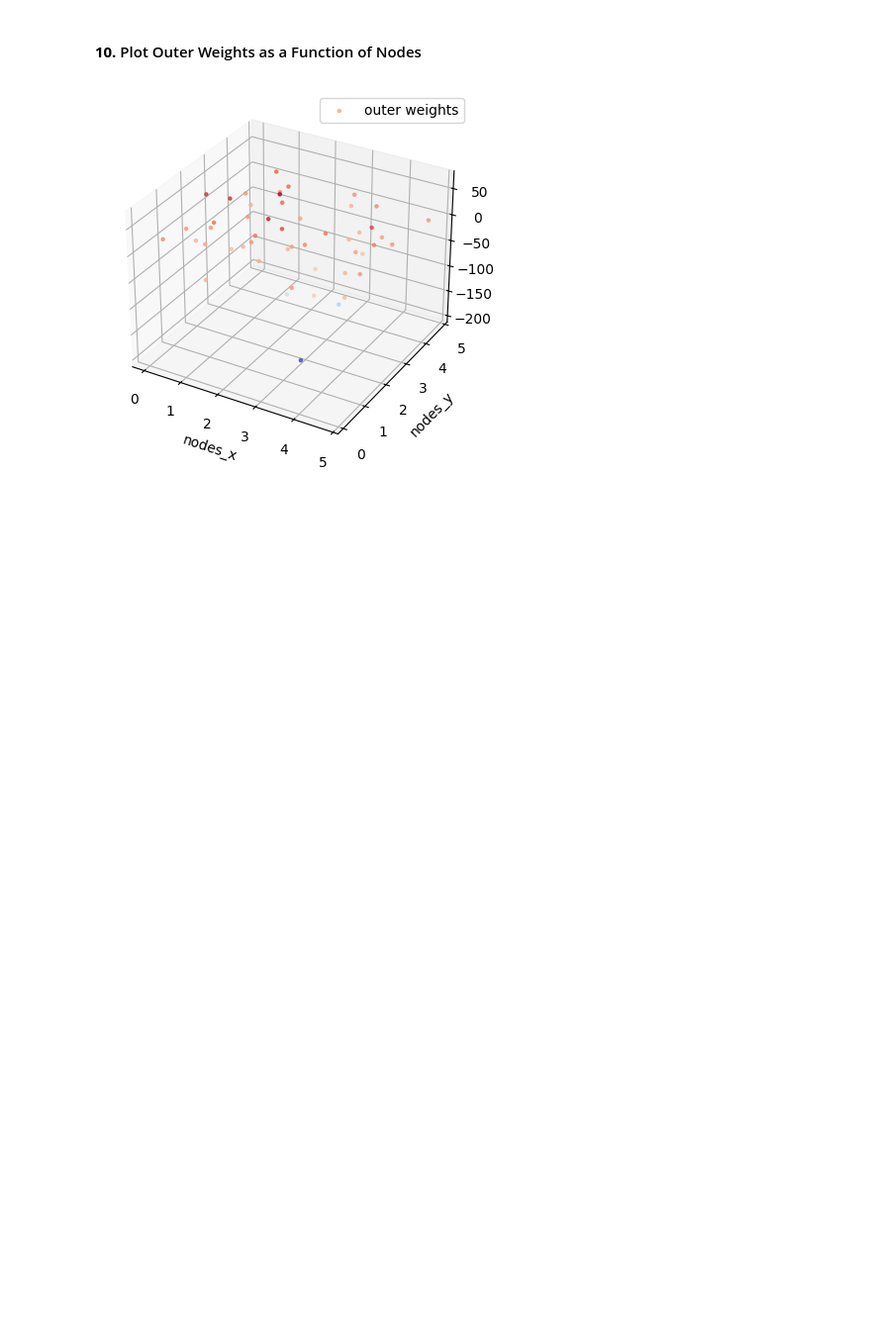
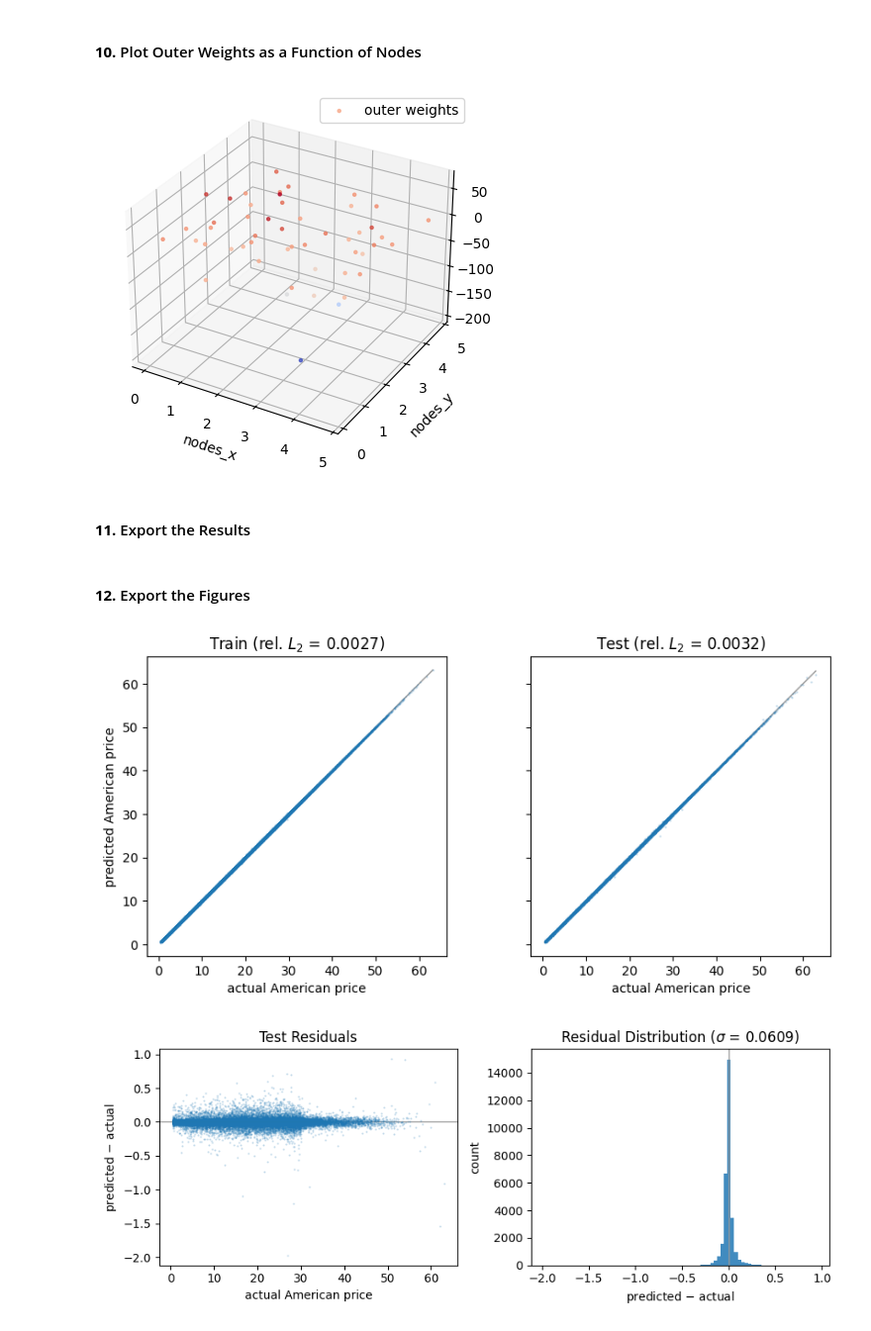
Before and after one commit to 7mxd/american-option-pricing-ml, a Jupyter notebook: onedim_gss.ipynb, the cells around one changed output. Shown at 99% size. Cells and saved outputs as stored; diff of their text form; code cells hidden in the pictures; blank space fills up the shorter version.

```diff
--- a/onedim_gss.ipynb
+++ b/onedim_gss.ipynb
@@ -373,3 +375,10 @@ plt.legend(loc="best")
 plt.show()
 # %% [output]
 [figure]
+# %%
+# Dense model; to make the test/train pair comparable
+dense_train = test_model.predict(trainX, batch_size=4096)
+dense_train_rel_l2 = np.linalg.norm(dense_train[:, 0] - trainY) / np.linalg.norm(trainY)  # ‖f−y‖₂ / ‖y‖₂
+dense_train_rel_mae = np.linalg.norm(dense_train[:, 0] - trainY, ord=1) / np.linalg.norm(trainY) / np.sqrt(train.shape[0])  # mean|f−y| / rms(y); Note that we divide by L2 norm on purpose
+
+print(f"dense model: test_rel_l2 = {dense_train_rel_l2:.4f}, test_rel_mae = {dense_train_rel_mae:.4f}")
@@ -395,3 +407,5 @@ plt.legend(loc="best")
 plt.show()
 # %% [output]
 [figure]
+# %% [markdown]
+#### **11.** Export the Results
@@ -397,0 +444,49 @@ plt.show()
+# %% [markdown]
+#### **12.** Export the Figures
+# %%
+os.makedirs("figures", exist_ok=True)
+
+fit_train = dense_train[:, 0]
+fit_test = test_fit[:, 0]
+
+# ------------------- Figure 1: actual vs predicted, train beside test -------------------
+f, axes = plt.subplots(1, 2, figsize=(9, 4.2), sharex=True, sharey=True)
+
+for ax, (yhat, y, name, rel) in zip(axes, [
+        (fit_train, trainY, "Train", dense_train_rel_l2),
+        (fit_test, testY, "Test", test_rel_l2)]):
+      lim = [min(y.min(), yhat.min()), max(y.max(), yhat.max())]
+      ax.plot(lim, lim, "-", color="0.6", lw=1, zorder=1)  # y = x
+      ax.plot(y, yhat, ".", ms=1, alpha=0.3, rasterized=True, zorder=2)
+      ax.set_title(f"{name} (rel. $L_2$ = {rel:.4f})")
+      ax.set_xlabel("actual American price")
+      ax.set_aspect("equal", adjustable="box")
+
+axes[0].set_ylabel("predicted American price")
+f.tight_layout()
+f.savefig("figures/onedim-gss-fit.pdf", dpi=200, bbox_inches="tight")
+plt.show()
+
+# ---- Figure 2: where the residual error lives ---------------------------
+resid = fit_test - testY
+
+f, axes = plt.subplots(1, 2, figsize=(9, 3.6))
+
+axes[0].axhline(0, color="0.6", lw=1)
+axes[0].plot(testY, resid, ".", ms=1, alpha=0.3, rasterized=True)
+axes[0].set_xlabel("actual American price")
+axes[0].set_ylabel("predicted $-$ actual")
+axes[0].set_title("Test Residuals")
+
+axes[1].hist(resid, bins=80, color="C0", alpha=0.85)
+axes[1].axvline(0, color="0.6", lw=1)
+axes[1].set_xlabel("predicted $-$ actual")
+axes[1].set_ylabel("count")
+axes[1].set_title(f"Residual Distribution ($\\sigma$ = {resid.std():.4f})")
+
+f.tight_layout()
+f.savefig("figures/onedim-gss-residuals.pdf", dpi=200, bbox_inches="tight")
+plt.show()
+# %% [output]
+[figure, added]
+[figure, added]
```
Also changed, not shown: parts of 5 cells of this notebook, 8 other files.
